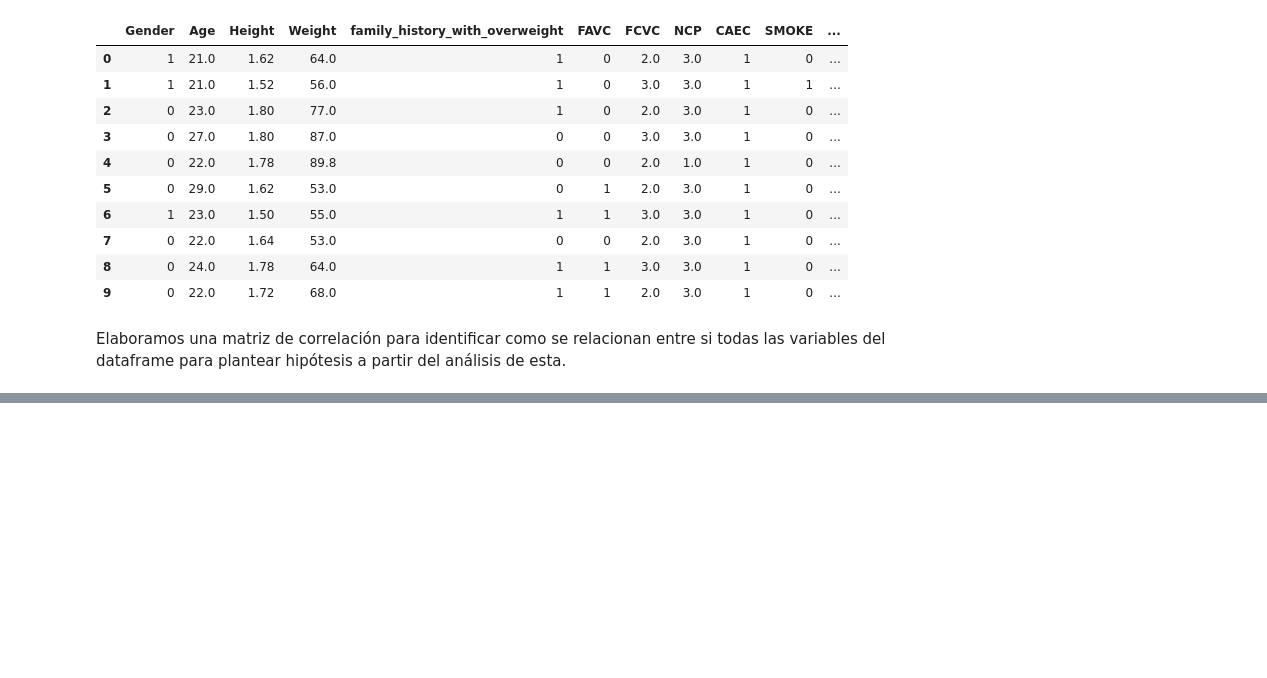
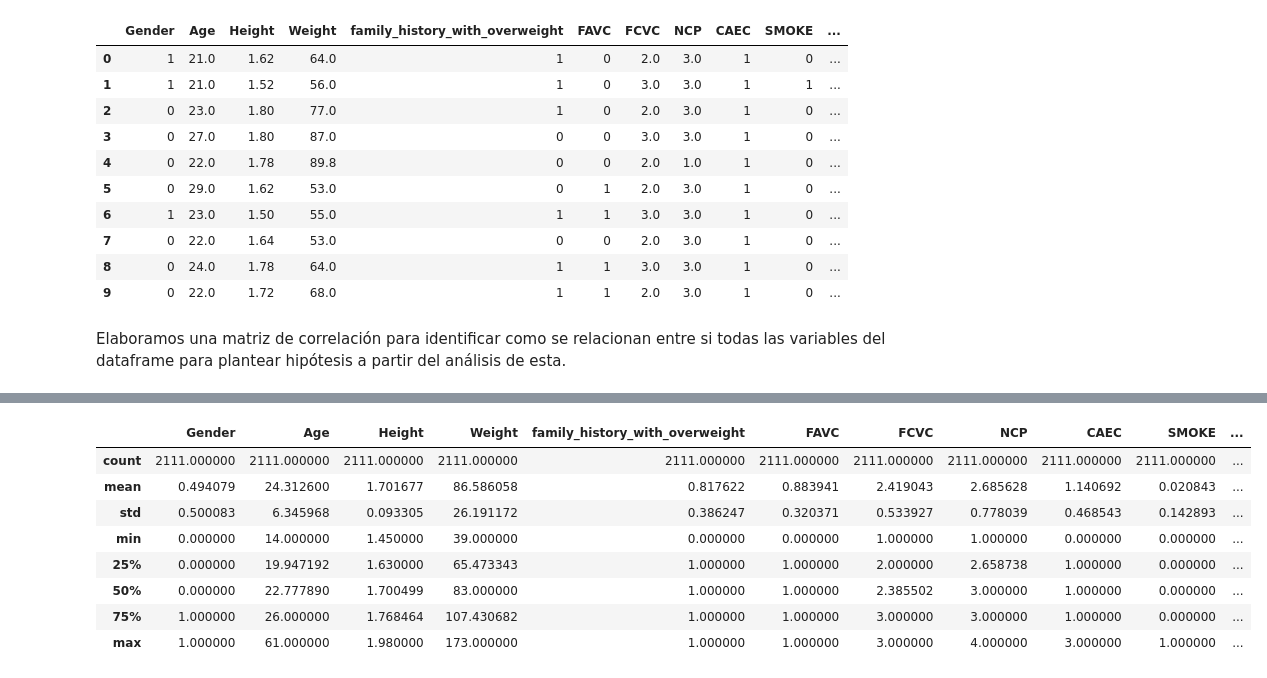
Before and after one commit to leidysvalencia/MachineLearning1-Proyecto-final, a Jupyter notebook: Proyecto3/Proyecto 3 - Agrupación de datos sobre obesidad.ipynb, the cells around one changed output, grey strips where cells are left out. Cells and saved outputs as stored; diff of their text form; code cells hidden in the pictures; blank space fills up the shorter version.

```diff
--- a/Proyecto3/Proyecto 3 - Agrupación de datos sobre obesidad.ipynb
+++ b/Proyecto3/Proyecto 3 - Agrupación de datos sobre obesidad.ipynb
@@ -358,0 +374,13 @@ fig.show()
+# %%
+# Obtener estadísticas descriptivas de las variables numéricas
+obesity.describe()
+# %% [output]
+|  | Gender | Age | Height | Weight | family_history_with_overweight | FAVC | FCVC | NCP | CAEC | SMOKE | ... |
+| count | 2111.000000 | 2111.000000 | 2111.000000 | 2111.000000 | 2111.000000 | 2111.000000 | 2111.000000 | 2111.000000 | 2111.000000 | 2111.000000 | ... |
+| mean | 0.494079 | 24.312600 | 1.701677 | 86.586058 | 0.817622 | 0.883941 | 2.419043 | 2.685628 | 1.140692 | 0.020843 | ... |
+| std | 0.500083 | 6.345968 | 0.093305 | 26.191172 | 0.386247 | 0.320371 | 0.533927 | 0.778039 | 0.468543 | 0.142893 | ... |
+| min | 0.000000 | 14.000000 | 1.450000 | 39.000000 | 0.000000 | 0.000000 | 1.000000 | 1.000000 | 0.000000 | 0.000000 | ... |
+| 25% | 0.000000 | 19.947192 | 1.630000 | 65.473343 | 1.000000 | 1.000000 | 2.000000 | 2.658738 | 1.000000 | 0.000000 | ... |
+| 50% | 0.000000 | 22.777890 | 1.700499 | 83.000000 | 1.000000 | 1.000000 | 2.385502 | 3.000000 | 1.000000 | 0.000000 | ... |
+| 75% | 1.000000 | 26.000000 | 1.768464 | 107.430682 | 1.000000 | 1.000000 | 3.000000 | 3.000000 | 1.000000 | 0.000000 | ... |
+| max | 1.000000 | 61.000000 | 1.980000 | 173.000000 | 1.000000 | 1.000000 | 3.000000 | 4.000000 | 3.000000 | 1.000000 | ... |
```
Also changed, not shown: parts of 21 cells of this notebook, 1 other file.
